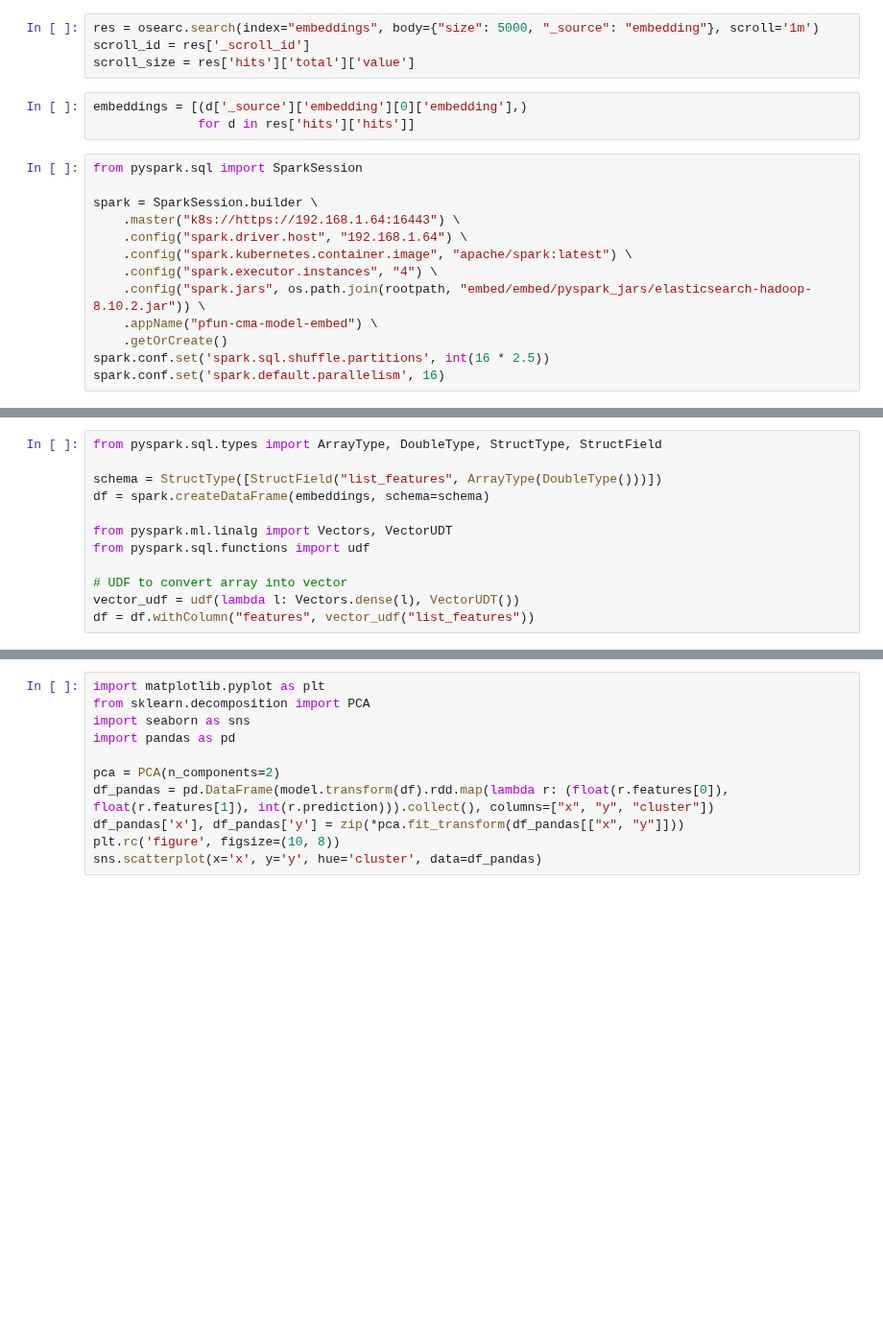
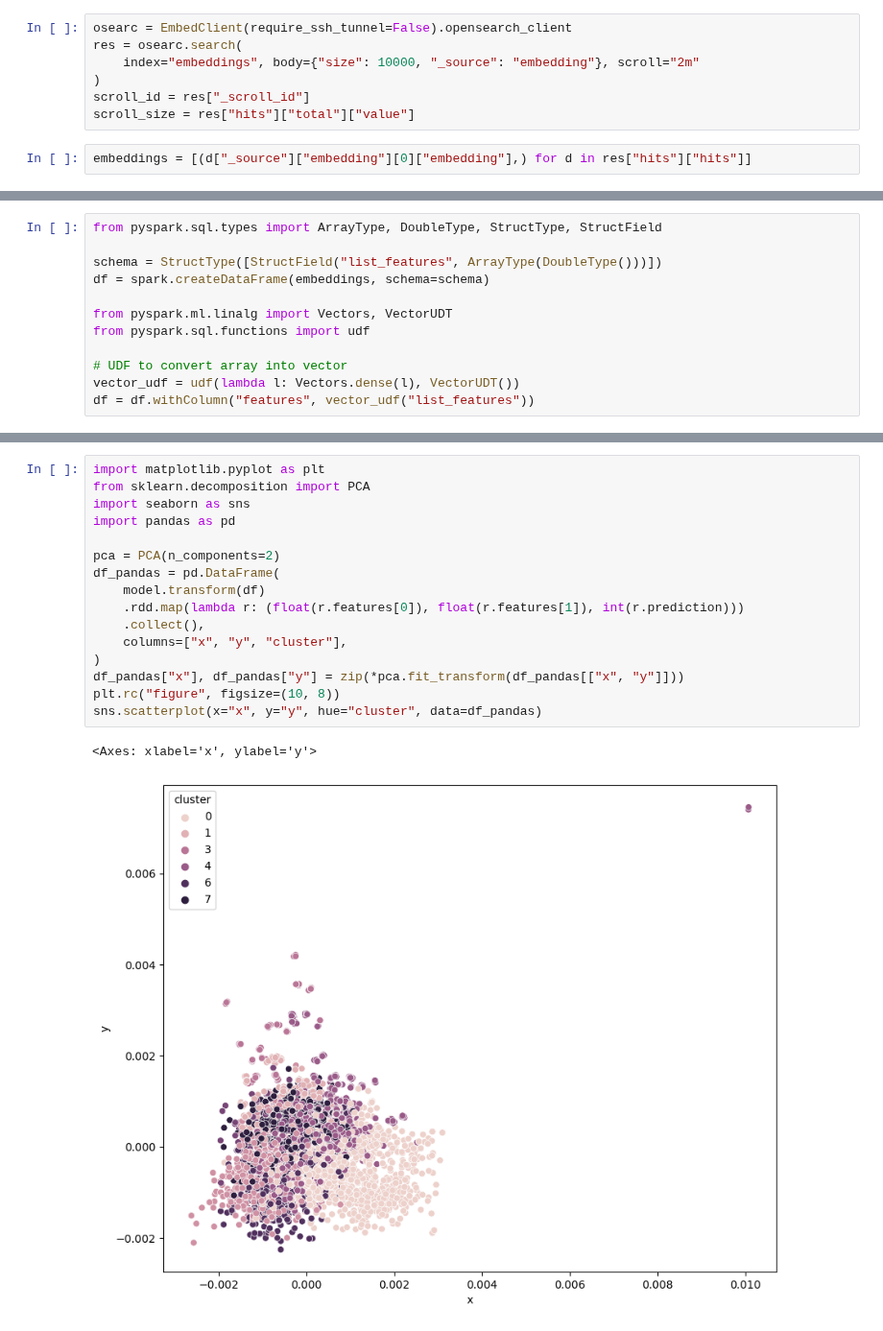
Before and after one commit to pfun-health/pfun-cma-model, a Jupyter notebook: pfun_cma_model/embed/embed/nodebooks/kmeans-on-embeddings.ipynb, the cells around one changed output, grey strips where cells are left out. Shown at 96% size. Saved outputs shown, nothing was run; the diff lists cells and outputs as text; blank space fills up the shorter version.

```diff
--- a/pfun_cma_model/embed/embed/nodebooks/kmeans-on-embeddings.ipynb
+++ b/pfun_cma_model/embed/embed/nodebooks/kmeans-on-embeddings.ipynb
@@ -11,21 +31,10 @@ osearc = EmbedClient(require_ssh_tunnel=False).opensearch_client
 # %%
-res = osearc.search(index="embeddings", body={"size": 5000, "_source": "embedding"}, scroll='1m')
-scroll_id = res['_scroll_id']
-scroll_size = res['hits']['total']['value']
+osearc = EmbedClient(require_ssh_tunnel=False).opensearch_client
+res = osearc.search(
+    index="embeddings", body={"size": 10000, "_source": "embedding"}, scroll="2m"
+)
+scroll_id = res["_scroll_id"]
+scroll_size = res["hits"]["total"]["value"]
 # %%
-embeddings = [(d['_source']['embedding'][0]['embedding'],)
-              for d in res['hits']['hits']]
+embeddings = [(d["_source"]["embedding"][0]["embedding"],) for d in res["hits"]["hits"]]
-# %%
-from pyspark.sql import SparkSession
-
-spark = SparkSession.builder \
-    .master("k8s://https://192.168.1.64:16443") \
-    .config("spark.driver.host", "192.168.1.64") \
-    .config("spark.kubernetes.container.image", "apache/spark:latest") \
-    .config("spark.executor.instances", "4") \
-    .config("spark.jars", os.path.join(rootpath, "embed/embed/pyspark_jars/elasticsearch-hadoop-8.10.2.jar")) \
-    .appName("pfun-cma-model-embed") \
-    .getOrCreate()
-spark.conf.set('spark.sql.shuffle.partitions', int(16 * 2.5))
-spark.conf.set('spark.default.parallelism', 16)
 # %%
@@ -67,11 +85,19 @@ model = kmeans.fit(df)
 # %%
 import matplotlib.pyplot as plt
 from sklearn.decomposition import PCA
 import seaborn as sns
 import pandas as pd
 
 pca = PCA(n_components=2)
-df_pandas = pd.DataFrame(model.transform(df).rdd.map(lambda r: (float(r.features[0]), float(r.features[1]), int(r.prediction))).collect(), columns=["x", "y", "cluster"])
-df_pandas['x'], df_pandas['y'] = zip(*pca.fit_transform(df_pandas[["x", "y"]]))
-plt.rc('figure', figsize=(10, 8))
-sns.scatterplot(x='x', y='y', hue='cluster', data=df_pandas)
+df_pandas = pd.DataFrame(
+    model.transform(df)
+    .rdd.map(lambda r: (float(r.features[0]), float(r.features[1]), int(r.prediction)))
+    .collect(),
+    columns=["x", "y", "cluster"],
+)
+df_pandas["x"], df_pandas["y"] = zip(*pca.fit_transform(df_pandas[["x", "y"]]))
+plt.rc("figure", figsize=(10, 8))
+sns.scatterplot(x="x", y="y", hue="cluster", data=df_pandas)
+# %% [output]
+<Axes: xlabel='x', ylabel='y'>
+[figure, added]
```
Also changed, not shown: parts of 11 cells of this notebook, 3 other files.
